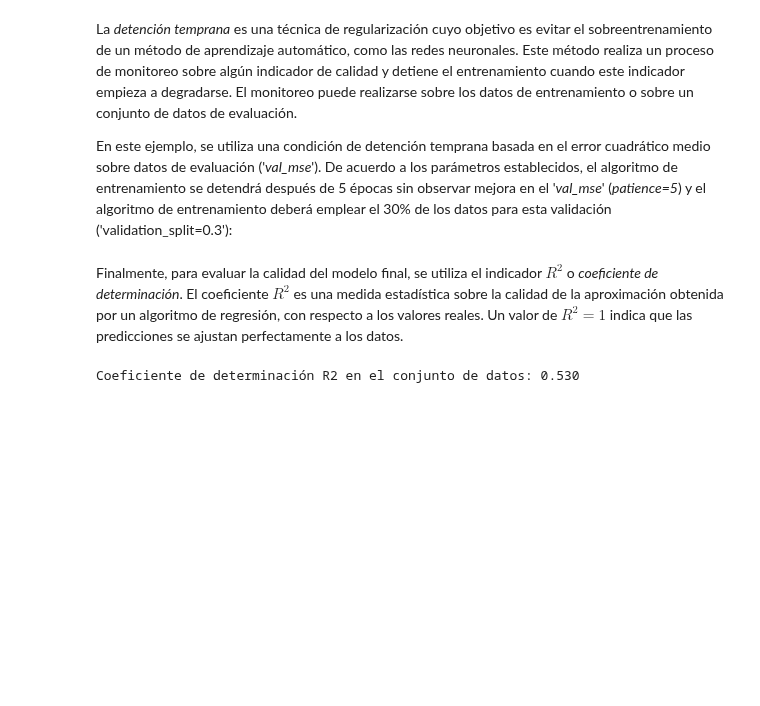
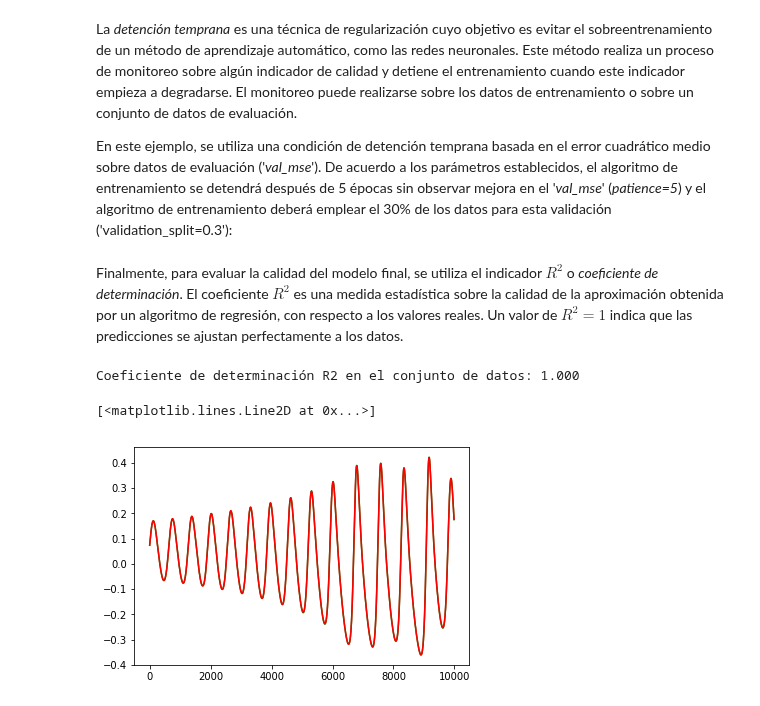
Before and after one commit to rsotoc/pattern-recognition, a Jupyter notebook: 18B. RNA - TensorFlow.ipynb, the cells around one changed output. Drawn from its saved outputs; the diff is of its cells as text; code cells hidden in the pictures; blank space fills up the shorter version.

```diff
--- a/18B. RNA - TensorFlow.ipynb
+++ b/18B. RNA - TensorFlow.ipynb
@@ -353,7 +355,7 @@ y_test = np.array([test_sc[i+win_size] for i in range(test_size)]).ravel()
 # %% [markdown]
 La creación del modelo de red neuronal es similar al utilizado en los casos previos, utilizando el tamaño de la ventana de datos previos como longitud de la entrada:
 # %%
-from keras.optimizers import Adam
+#from keras.optimizers import Adam
 
 # create the model
 modelLorenz = Sequential()
@@ -361,7 +363,7 @@ modelLorenz.add(Dense(12, input_dim=win_size, activation='relu'))
 modelLorenz.add(Dense(18, activation='relu'))
 modelLorenz.add(Dense(9, activation='relu'))
 modelLorenz.add(Dense(3, activation='relu'))
-modelLorenz.add(Dense(1, activation='sigmoid'))
+modelLorenz.add(Dense(1, activation='tanh'))
 
 # compile the model
 modelLorenz.compile(loss='mean_squared_error', optimizer='sgd', metrics=['accuracy'])
@@ -386,4 +388,10 @@ y_pred = modelLorenz.predict(X_test).ravel()
 print("Coeficiente de determinación R2 en el conjunto de datos: {:0.3f}"
       .format(r2_score(y_test, y_pred)))
 # %% [output]
-Coeficiente de determinación R2 en el conjunto de datos: 0.530
+Coeficiente de determinación R2 en el conjunto de datos: 1.000
+# %%
+plt.plot(y_pred, 'g')
+plt.plot(y_test, 'r')
+# %% [output]
+[<matplotlib.lines.Line2D at 0x...>]
+[figure, added]
```
Also changed, not shown: parts of 7 cells of this notebook, 9 other files.
